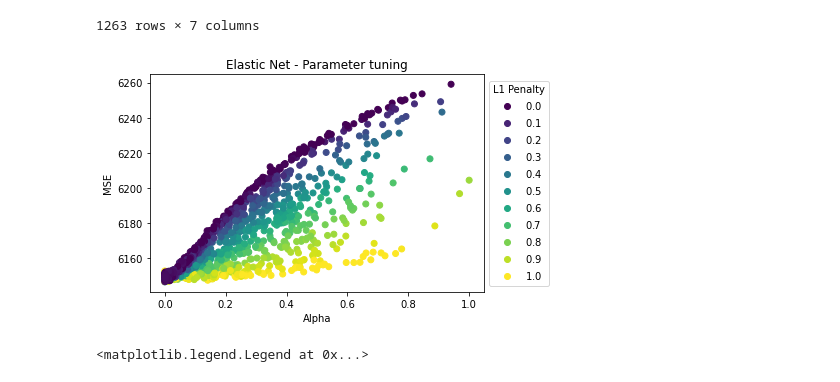
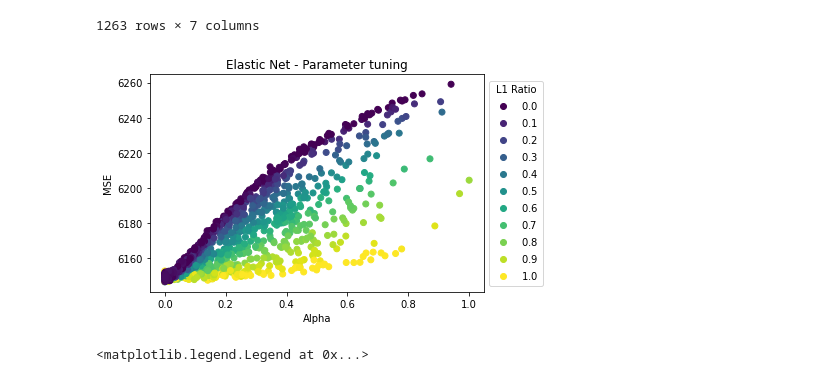
Before and after one commit to PaulErpen/auto-ml-exercise-tu-wien, a Jupyter notebook: LogsProcessing/logsprocessing.ipynb, the cells around one changed output. Saved outputs shown, nothing was run; the diff lists cells and outputs as text; code cells hidden in the pictures.

```diff
--- a/LogsProcessing/logsprocessing.ipynb
+++ b/LogsProcessing/logsprocessing.ipynb
@@ -26,13 +26,13 @@ display(beijing_elasticnet)
 # %%
 fig, ax = plt.subplots()
 scatter = ax.scatter(beijing_elasticnet["alpha"], beijing_elasticnet["rmse"], c=beijing_elasticnet["l1"])
 plt.title("Elastic Net - Parameter tuning")
-ax.legend(*scatter.legend_elements(), title="L1 Penalty", loc='center left', bbox_to_anchor=(1, 0.5))
+ax.legend(*scatter.legend_elements(), title="L1 Ratio", loc='center left', bbox_to_anchor=(1, 0.5))
 plt.xlabel("Alpha")
 plt.ylabel("MSE")
 plt.show()
 # %% [output]
-[figure, old version]
+[figure, new version]
 # %%
 beijing_current = beijing_elasticnet[beijing_elasticnet["is_current"] == True]
 beijing_best = beijing_elasticnet[beijing_elasticnet["is_best"] == True]
```
Also changed, not shown: parts of 2 cells of this notebook.
